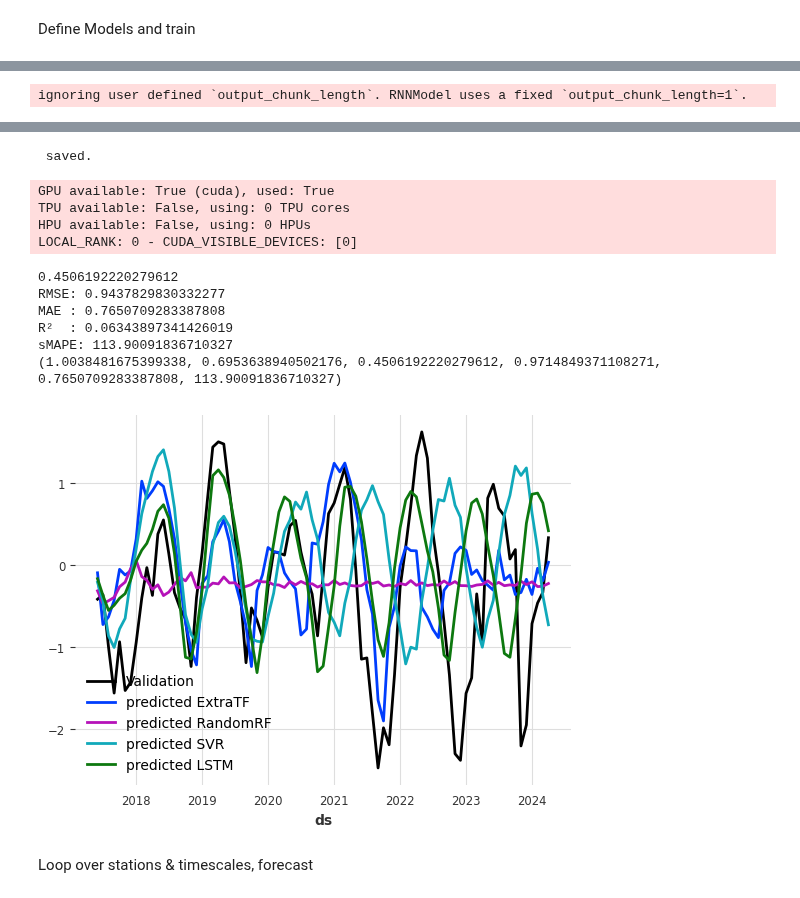
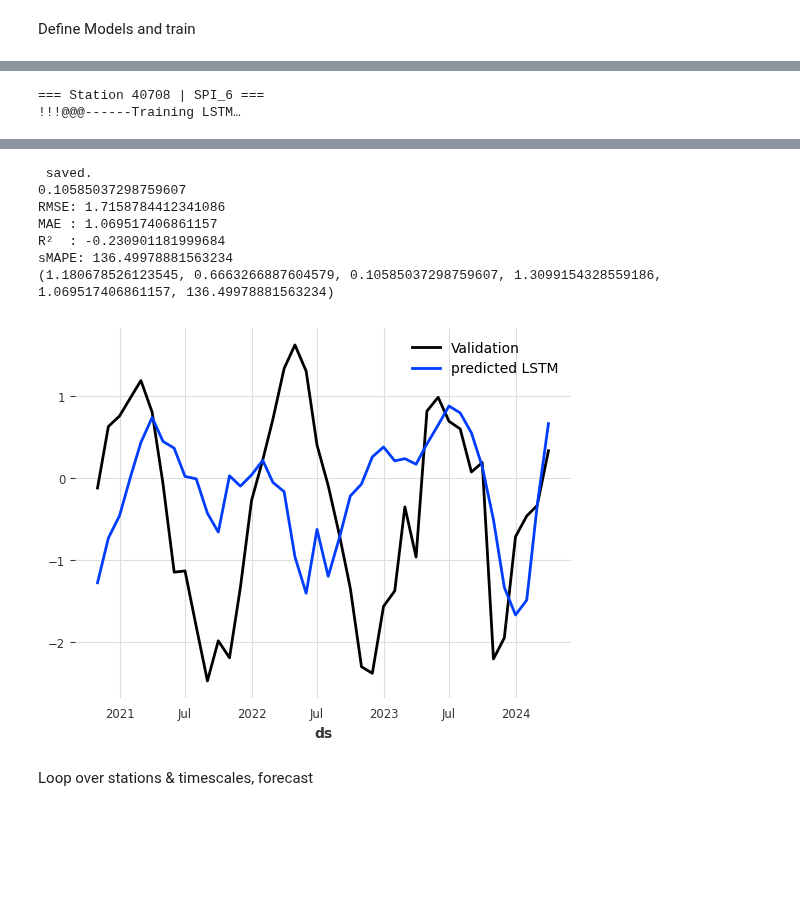
Before and after one commit to varastuian/PredictionDroughtUsingLSTM-, a Jupyter notebook: Codes/main.ipynb, the cells around one changed output, grey strips where cells are left out. Drawn from its saved outputs; the diff is of its cells as text; code cells hidden in the pictures; blank space fills up the shorter version.

```diff
--- a/Codes/main.ipynb
+++ b/Codes/main.ipynb
@@ -275,42 +276,42 @@ class WBBLSTMModel:
 
 
 window_size = 24
-num_epochs=70
-horizon = 2
+num_epochs=100
+horizon = 1
 
 
 model_constructors = {
-       'ExtraTF': lambda: XGBModel(
-         lags=window_size,
-         output_chunk_length=horizon,
-         random_state=SEED,
-         objective='reg:squarederror'
-    ),
-    'RandomRF': lambda: RandomForest(
-         lags=window_size,
-         output_chunk_length=horizon,
-         n_estimators=200,
-         criterion="absolute_error",
-         random_state=SEED
-    ),
-    'SVR': lambda: RegressionModel(
-         model=SVR(kernel='rbf'),
-         lags=window_size,
-         output_chunk_length=horizon
-    ),
+    #    'ExtraTF': lambda: XGBModel(
+    #      lags=window_size,
+    #      output_chunk_length=horizon,
+    #      random_state=SEED,
+    #      objective='reg:squarederror'
+    # ),
+    # 'RandomRF': lambda: RandomForest(
+    #      lags=window_size,
+    #      output_chunk_length=horizon,
+    #      n_estimators=200,
+    #      criterion="absolute_error",
+    #      random_state=SEED
+    # ),
+    # 'SVR': lambda: RegressionModel(
+    #      model=SVR(kernel='rbf'),
+    #      lags=window_size,
+    #      output_chunk_length=horizon
+    # ),
     'LSTM': lambda: RNNModel(
          model='LSTM',
          input_chunk_length=window_size,
         #  training_length=20,
          output_chunk_length=horizon,
-         hidden_dim=64,
-        #  n_rnn_layers=3,
-        #  dropout=0.09,
+         hidden_dim=60,
+         n_rnn_layers=2,
+         dropout=0.1,
          batch_size=16,
          n_epochs=num_epochs,
-        #  optimizer_kwargs={'lr':1e-3},
+         optimizer_kwargs={'lr':1e-3},
          random_state=SEED,
-         log_tensorboard=True
+        #  log_tensorboard=True
     )
     # ,
     # 'naive' : NaiveDrift()
@@ -333,8 +334,8 @@ model_constructors = {
 results = {}
 base_dir = "results"
 os.makedirs(base_dir, exist_ok=True)
+# listofcols = ['SPI_1','SPI_3', 'SPI_6', 'SPI_9', 'SPI_12', 'SPI_24']
 listofStaion = [40708]
-# listofcols = ['SPI_1','SPI_3', 'SPI_6', 'SPI_9', 'SPI_12', 'SPI_24']
 listofcols = ['SPI_6']
 
 
@@ -360,7 +361,12 @@ for station_id, group in all_spi.groupby('station_id'):
         # plt.show()
         # series_deseasonalized = remove_seasonality(series, seasonality_period=12)  # monthly seasonality
         # plot_acf(series, max_lag=36)
-        train, val = series.split_before(0.8)
+        train, val = series.split_before(0.9)
+        # plot_acf(train, m=12, alpha=0.05, max_lag=24)
+        # for m in range(2, 25):
+        #     is_seasonal, period = check_seasonality(train, m=m, alpha=0.05)
+        #     if is_seasonal:
+        #         print(f"There is seasonality of order {period}.")
         val.plot(label="Validation",title=f"Station {station_id} | {col} → Val vs Prediction")
 
 
@@ -436 +434,2 @@ sMAPE: 131.1997805613529
-ignoring user defined `output_chunk_length`. RNNModel uses a fixed `output_chunk_length=1`.
+=== Station 40708 | SPI_6 ===
+!!!@@@------Training LSTM…
@@ -471,15 +458,11 @@ c:\Users\varas\AppData\Local\Programs\Python\Python310\lib\site-packages\pytorch
  saved.
+0.10585037298759607
+RMSE: 1.7158784412341086
+MAE : 1.069517406861157
+R²  : -0.230901181999684
+sMAPE: 136.49978881563234
+(1.180678526123545, 0.6663266887604579, 0.10585037298759607, 1.3099154328559186, 1.069517406861157, 136.49978881563234)
-GPU available: True (cuda), used: True
-TPU available: False, using: 0 TPU cores
-HPU available: False, using: 0 HPUs
-LOCAL_RANK: 0 - CUDA_VISIBLE_DEVICES: [0]
-0.4506192220279612
-RMSE: 0.9437829830332277
-MAE : 0.7650709283387808
-R²  : 0.06343897341426019
-sMAPE: 113.90091836710327
-(1.0038481675399338, 0.6953638940502176, 0.4506192220279612, 0.9714849371108271, 0.7650709283387808, 113.90091836710327)
-[figure, old version]
+[figure, new version]
 # %% [markdown]
 Loop over stations & timescales,
  forecast
```
Also changed, not shown: parts of 3 cells of this notebook, 6 other files.
